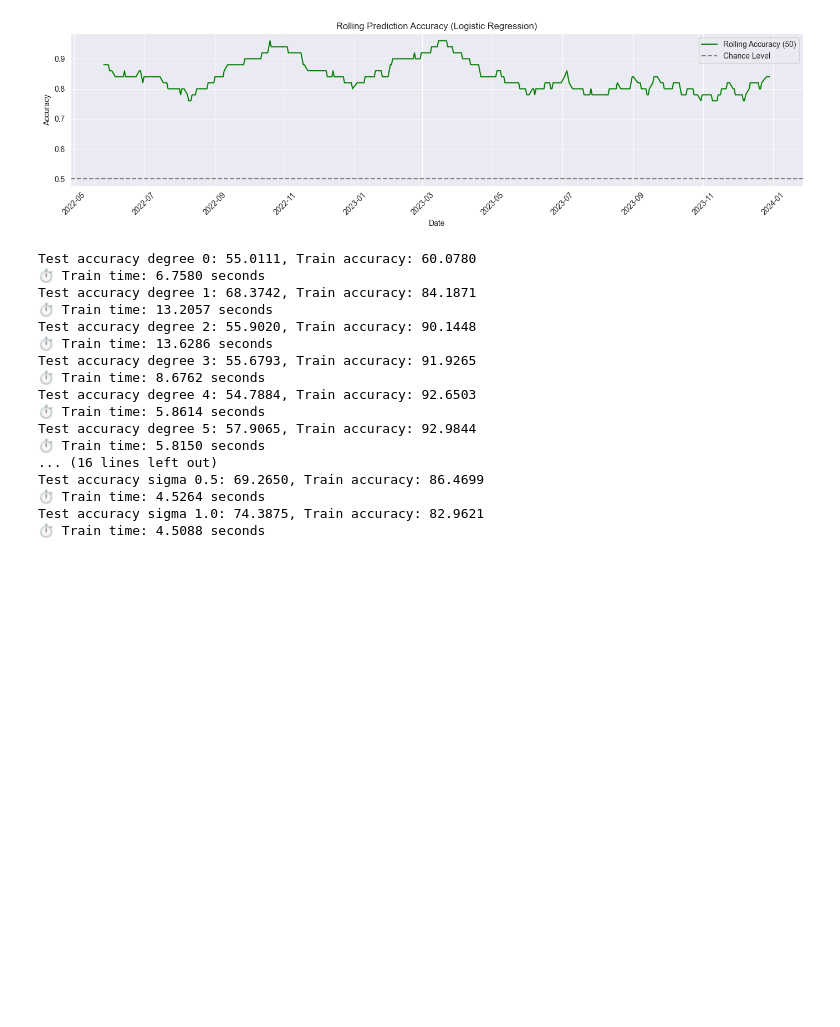
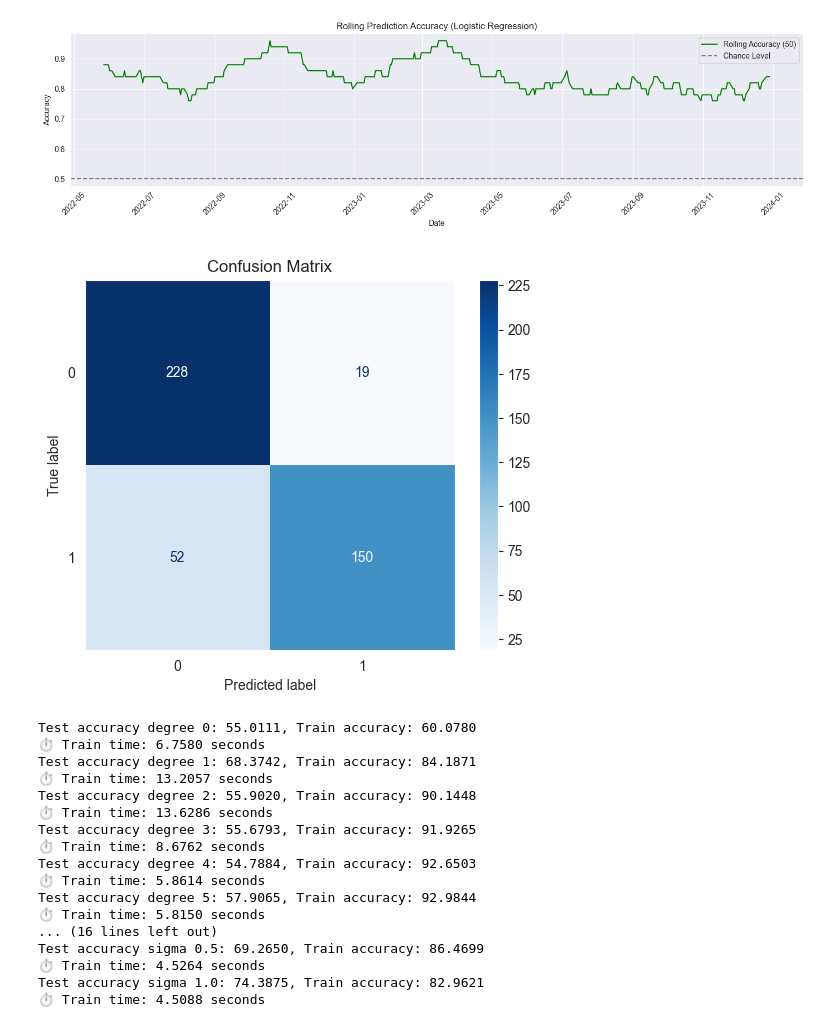
Before and after one commit to eliashuber2401/Machine-Learning-Project-Finance, a Jupyter notebook: Project main/Predictor - copy.ipynb, the cells around one changed output. Drawn from its saved outputs; the diff is of its cells as text; code cells hidden in the pictures; blank space fills up the shorter version.

Commit message:
confusion matrix added

```diff
--- a/Project main/Predictor - copy.ipynb
+++ b/Project main/Predictor - copy.ipynb
@@ -248,6 +248,21 @@ plt.tight_layout()
 plt.show()
 # %% [output]
 [figure]
+# %%
+model_regression, metrics_history, X_test, Y_test, X_full, df = joblib.load("regression_model_outputs.pkl")
+y_pred = model_regression(X_test)
+
+# Compute confusion matrix
+cm = confusion_matrix(Y_test, y_pred)
+
+# Display the confusion matrix
+disp = ConfusionMatrixDisplay(confusion_matrix=cm, display_labels=[0, 1])
+disp.plot(cmap='Blues', values_format='d')
+plt.title('Confusion Matrix')
+plt.grid(False)
+plt.show()
+# %% [output]
+[figure, added]
 # %%
 X, Y, X_train, Y_train, X_test, Y_test= return_data(df,target_type='Target_-1',train_frac=.8,features='whole')
 X = min_max(X)
```
Also changed, not shown: parts of 3 cells of this notebook.
